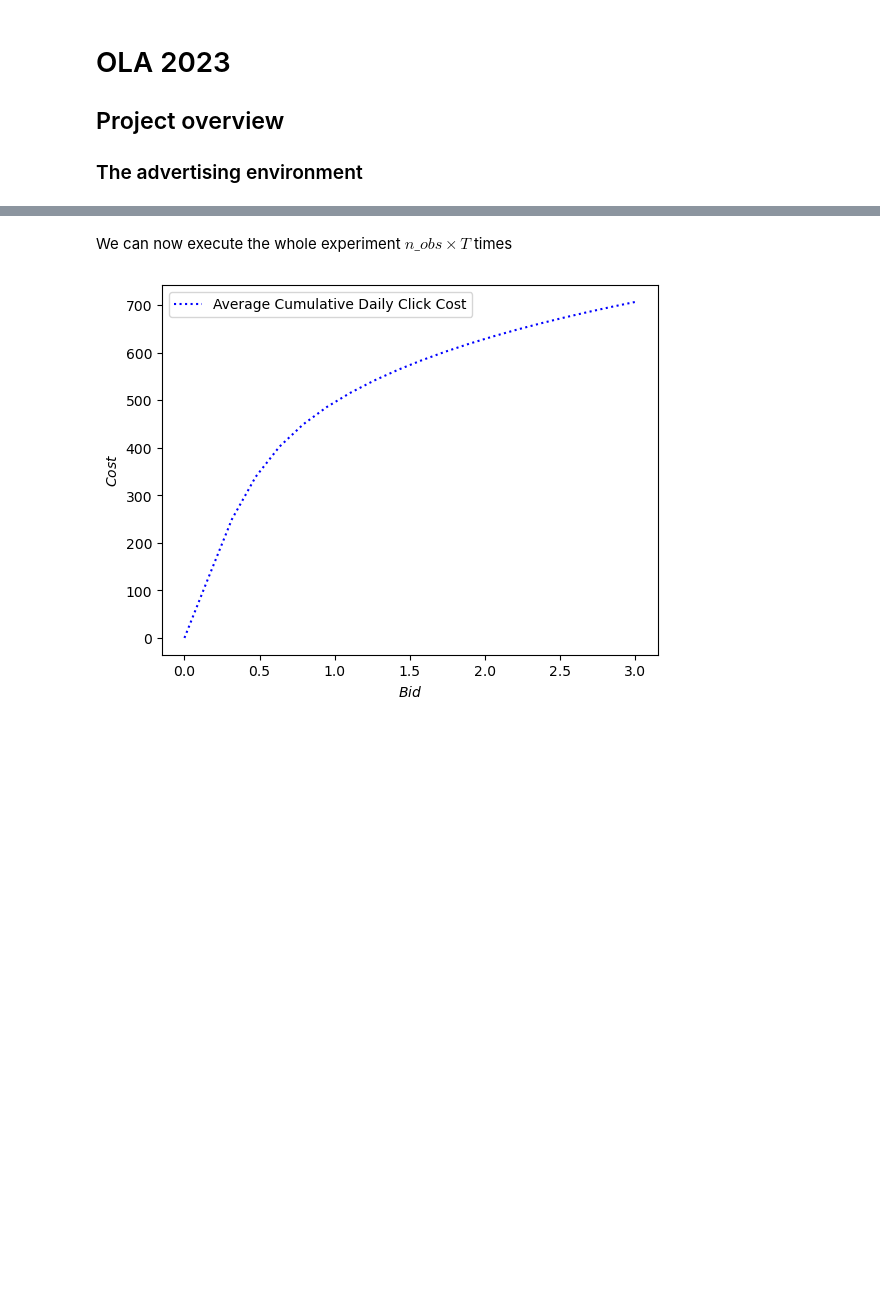
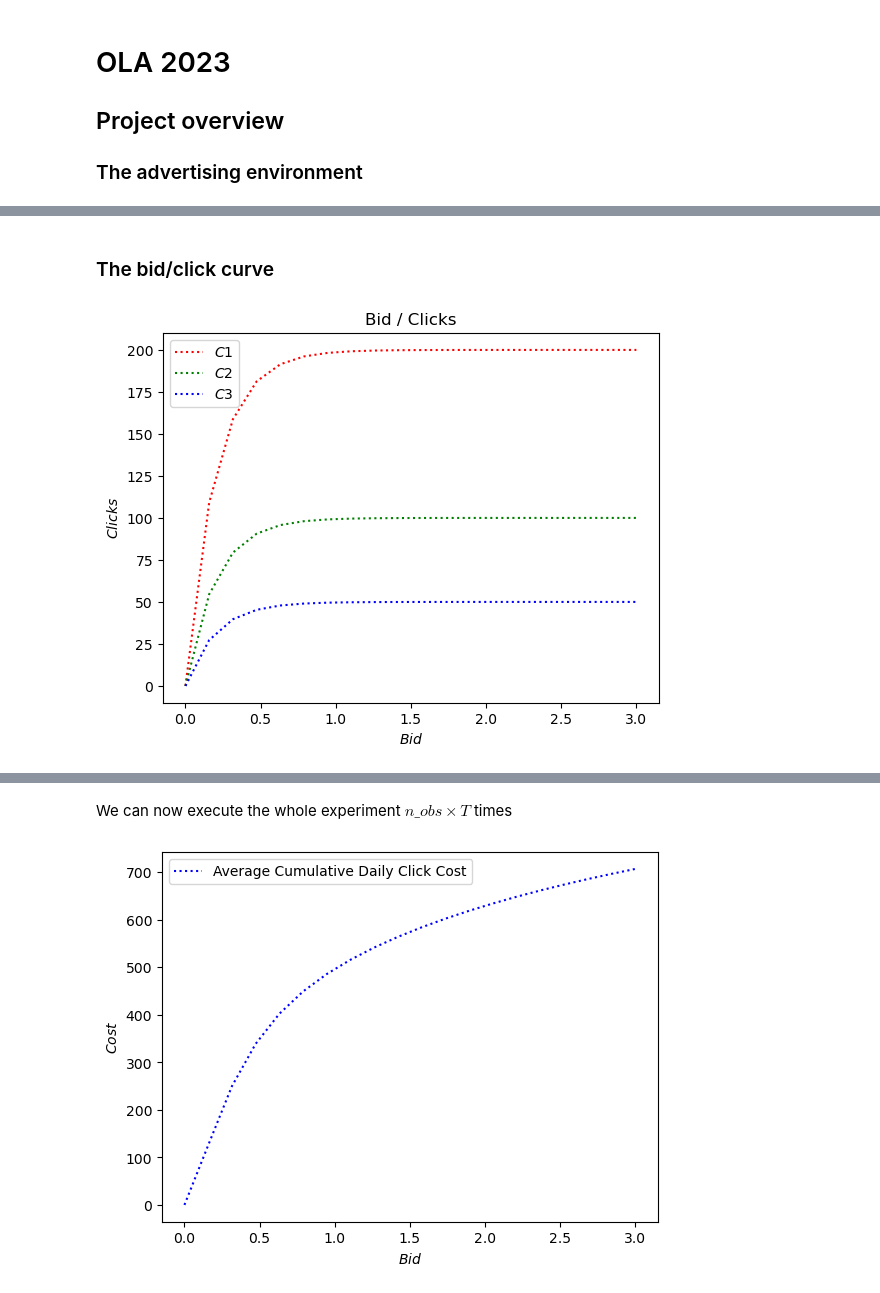
Before and after one commit to MatteoPancini/Online-Pricing-and-Advertising-Optimization-Project, a Jupyter notebook: Project-Pricing-Advertising-2022-2023/Overview.ipynb, the cells around one changed output, grey strips where cells are left out. Cells and saved outputs as stored; diff of their text form; code cells hidden in the pictures; blank space fills up the shorter version.

```diff
--- a/Project-Pricing-Advertising-2022-2023/Overview.ipynb
+++ b/Project-Pricing-Advertising-2022-2023/Overview.ipynb
@@ -12,0 +55,13 @@ Let's set the environment
+# %% [markdown]
+### The bid/click curve
+# %%
+plt.plot(x_pred, uc1.get_click_bids(x_pred), 'r:', label=r'$C1$')
+plt.plot(x_pred, uc2.get_click_bids(x_pred), 'g:', label=r'$C2$')
+plt.plot(x_pred, uc3.get_click_bids(x_pred), 'b:', label=r'$C3$')
+plt.xlabel('$Bid$')
+plt.ylabel('$Clicks$')
+plt.legend()
+plt.title("Bid / Clicks")
+plt.show()
+# %% [output]
+[figure, added]
```
Also changed, not shown: parts of 17 cells of this notebook.
